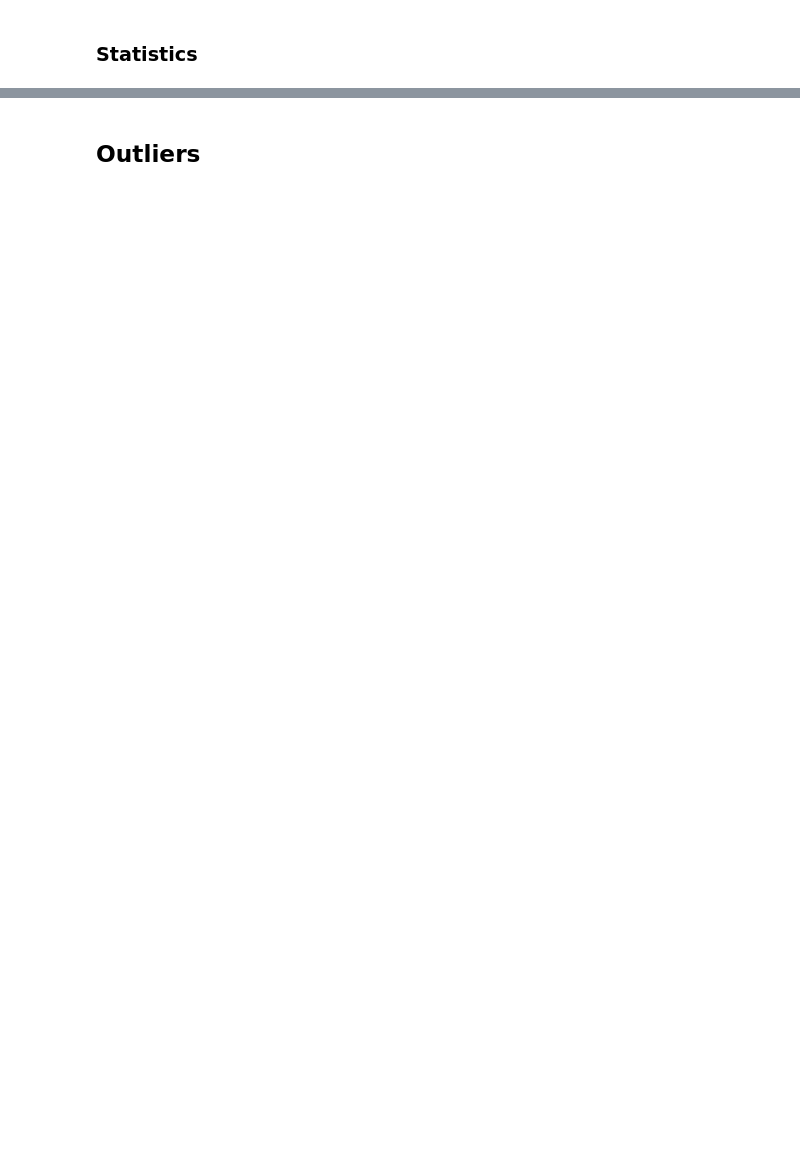
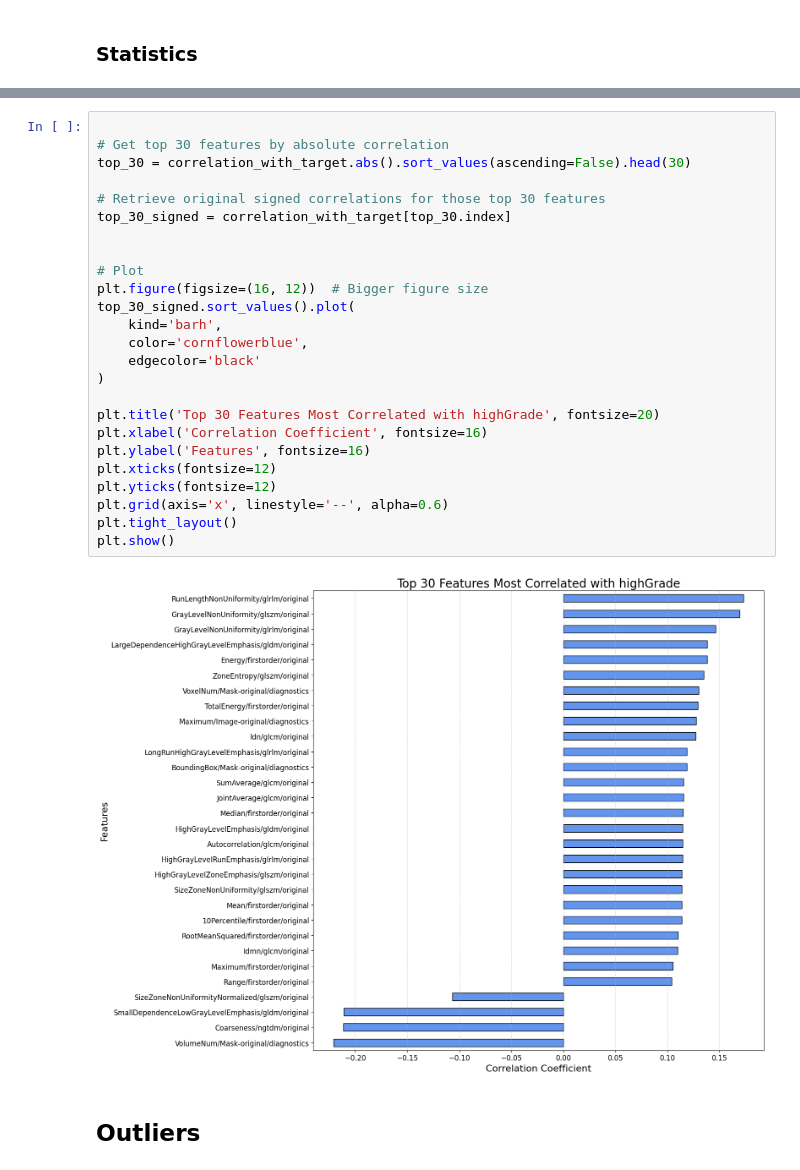
Before and after one commit to AI4Radiology/radiomic_brain_tumor_classification, a Jupyter notebook: eda.ipynb, the cells around one changed output, grey strips where cells are left out. Saved outputs shown, nothing was run; the diff lists cells and outputs as text; blank space fills up the shorter version.

```diff
--- a/eda.ipynb
+++ b/eda.ipynb
@@ -130,4 +137,31 @@ max                                   90.884817
 '\n# Histograms of numerical features\ndf.hist(figsize=(20, 20), bins=50)\nplt.suptitle("Histograms of Numerical Features")\nplt.show()\n\n# Pairplot for a subset of features\nsns.pairplot(df[[\'Stren ...
+# %%
+
+# Get top 30 features by absolute correlation
+top_30 = correlation_with_target.abs().sort_values(ascending=False).head(30)
+
+# Retrieve original signed correlations for those top 30 features
+top_30_signed = correlation_with_target[top_30.index]
+
+
+# Plot
+plt.figure(figsize=(16, 12))  # Bigger figure size
+top_30_signed.sort_values().plot(
+    kind='barh',
+    color='cornflowerblue',
+    edgecolor='black'
+)
+
+plt.title('Top 30 Features Most Correlated with highGrade', fontsize=20)
+plt.xlabel('Correlation Coefficient', fontsize=16)
+plt.ylabel('Features', fontsize=16)
+plt.xticks(fontsize=12)
+plt.yticks(fontsize=12)
+plt.grid(axis='x', linestyle='--', alpha=0.6)
+plt.tight_layout()
+plt.show()
+# %% [output]
+[figure, added]
 # %% [markdown]
 ## Outliers
 # %%
```
Also changed, not shown: parts of 11 cells of this notebook, 2 other files.
